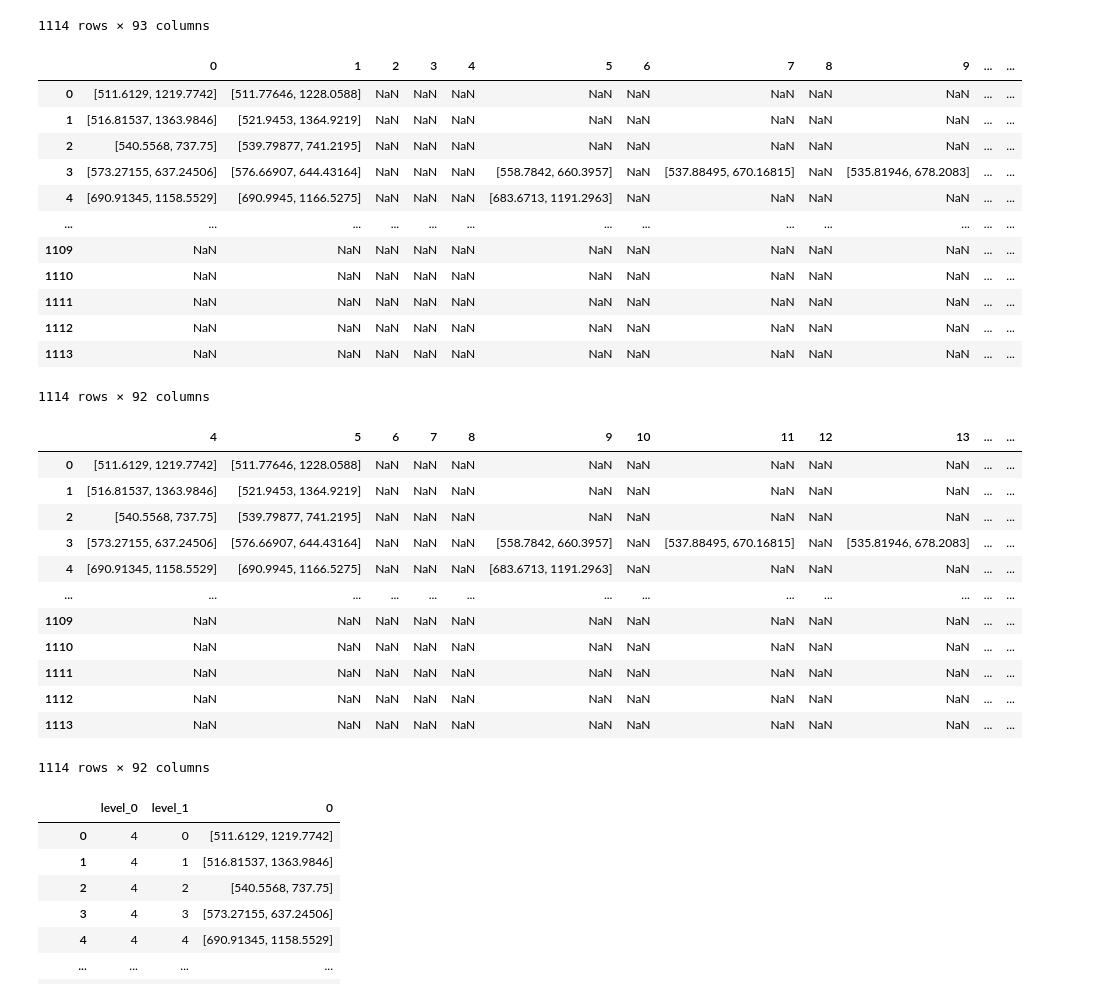
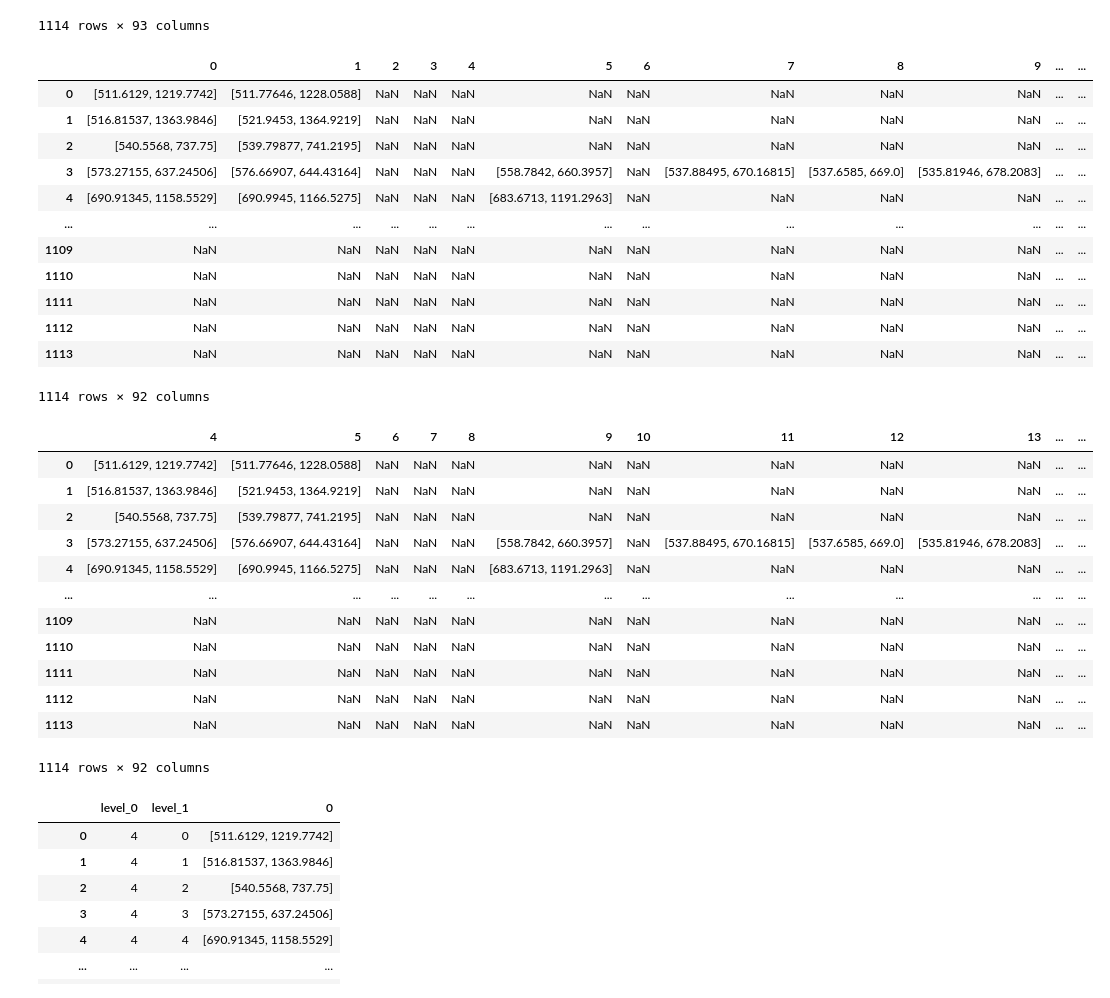
Before and after one commit to AsafAvr/Deep-Learning-Workshop, a Jupyter notebook: Notebooks/Reorganize_Results.ipynb, the cells around one changed output. Saved outputs shown, nothing was run; the diff lists cells and outputs as text; code cells hidden in the pictures.

```diff
--- a/Notebooks/Reorganize_Results.ipynb
+++ b/Notebooks/Reorganize_Results.ipynb
@@ -88,7 +228,7 @@ for df in df_imaris.groupby('Time'):
     cord_imaris[frame_time] = cord_list
 # cord_imaris
 # %%
-deep_path = r'C:\Projects\TAU\DL-Workshop\Images_Ilan\JH0011\Results\Results_D2_1_95_from_4\centroids.csv'
+deep_path = r'C:\Projects\TAU\DL-Workshop\Images_Ilan\JH0011\Results\Tracking\Results_D2_1_95_from_4\centroids.csv'
 df_deep = pd.read_csv(deep_path)
 df_deep
 # %% [output]
@@ -107,15 +247,16 @@ df_deep
 1114 rows × 93 columns
 # %%
 df_d = df_deep.drop(columns = 'Unnamed: 0').fillna("A")
-df_d = df_d.applymap(lambda x: [float(i) for i in re.findall("\d+\.\d+",x)])
+# re.findall("\d+\.\d+",x)
+df_d = df_d.applymap(lambda x: [float(i) for i in re.findall(r"[-+]?(?:\d*\.\d+|\d+)",x)])
 df_d = df_d.applymap(lambda y: np.nan if len(y)<2 else y)
 df_d
 # %% [output]
 |  | 0 | 1 | 2 | 3 | 4 | 5 | 6 | 7 | 8 | 9 | ... | ... |
 | 0 | [511.6129, 1219.7742] | [511.77646, 1228.0588] | NaN | NaN | NaN | NaN | NaN | NaN | NaN | NaN | ... | ... |
 | 1 | [516.81537, 1363.9846] | [521.9453, 1364.9219] | NaN | NaN | NaN | NaN | NaN | NaN | NaN | NaN | ... | ... |
 | 2 | [540.5568, 737.75] | [539.79877, 741.2195] | NaN | NaN | NaN | NaN | NaN | NaN | NaN | NaN | ... | ... |
-| 3 | [573.27155, 637.24506] | [576.66907, 644.43164] | NaN | NaN | NaN | [558.7842, 660.3957] | NaN | [537.88495, 670.16815] | NaN | [535.81946, 678.2083] | ... | ... |
+| 3 | [573.27155, 637.24506] | [576.66907, 644.43164] | NaN | NaN | NaN | [558.7842, 660.3957] | NaN | [537.88495, 670.16815] | [537.6585, 669.0] | [535.81946, 678.2083] | ... | ... |
 | 4 | [690.91345, 1158.5529] | [690.9945, 1166.5275] | NaN | NaN | NaN | [683.6713, 1191.2963] | NaN | NaN | NaN | NaN | ... | ... |
 | ... | ... | ... | ... | ... | ... | ... | ... | ... | ... | ... | ... | ... |
 | 1109 | NaN | NaN | NaN | NaN | NaN | NaN | NaN | NaN | NaN | NaN | ... | ... |
@@ -134,7 +275,7 @@ df_d
 | 0 | [511.6129, 1219.7742] | [511.77646, 1228.0588] | NaN | NaN | NaN | NaN | NaN | NaN | NaN | NaN | ... | ... |
 | 1 | [516.81537, 1363.9846] | [521.9453, 1364.9219] | NaN | NaN | NaN | NaN | NaN | NaN | NaN | NaN | ... | ... |
 | 2 | [540.5568, 737.75] | [539.79877, 741.2195] | NaN | NaN | NaN | NaN | NaN | NaN | NaN | NaN | ... | ... |
-| 3 | [573.27155, 637.24506] | [576.66907, 644.43164] | NaN | NaN | NaN | [558.7842, 660.3957] | NaN | [537.88495, 670.16815] | NaN | [535.81946, 678.2083] | ... | ... |
+| 3 | [573.27155, 637.24506] | [576.66907, 644.43164] | NaN | NaN | NaN | [558.7842, 660.3957] | NaN | [537.88495, 670.16815] | [537.6585, 669.0] | [535.81946, 678.2083] | ... | ... |
 | 4 | [690.91345, 1158.5529] | [690.9945, 1166.5275] | NaN | NaN | NaN | [683.6713, 1191.2963] | NaN | NaN | NaN | NaN | ... | ... |
 | ... | ... | ... | ... | ... | ... | ... | ... | ... | ... | ... | ... | ... |
 | 1109 | NaN | NaN | NaN | NaN | NaN | NaN | NaN | NaN | NaN | NaN | ... | ... |
```
Also changed, not shown: parts of 15 cells of this notebook, 4 other files.
